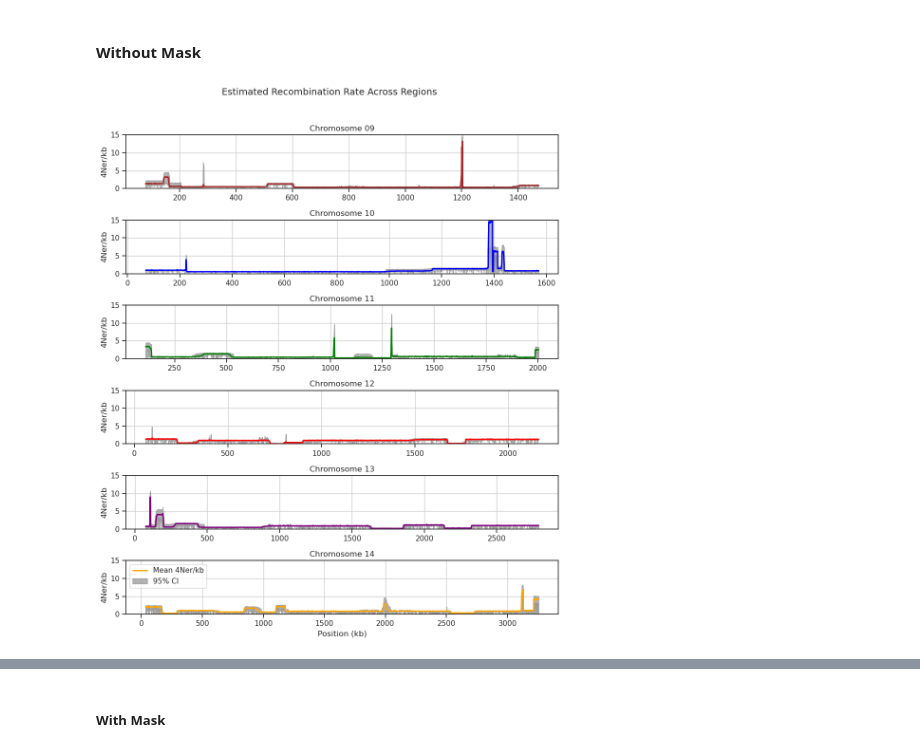
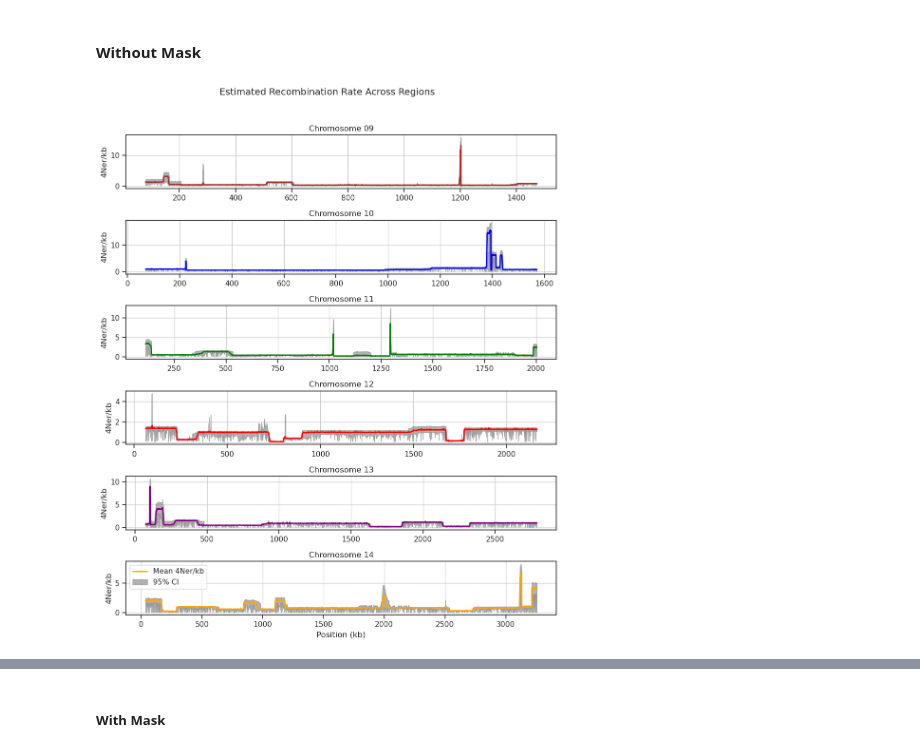
Before and after one commit to Uthara28/Plasmodium_PopGen, a Jupyter notebook: Final_analysis/2_LD_Hat/plot_results.ipynb, the cells around one changed output, grey strips where cells are left out. Cells and saved outputs as stored; diff of their text form; code cells hidden in the pictures.

```diff
--- a/Final_analysis/2_LD_Hat/plot_results.ipynb
+++ b/Final_analysis/2_LD_Hat/plot_results.ipynb
@@ -285,0 +210,41 @@ plt.show()
+# %%
+
+# Step 1: Read the res.txt file
+res1 = pd.read_csv("/home/usriniva/Desktop/masters/Plasmodium_us_scripts/ld_hat_data/LD_hat_results_wmask/Ms_chrom09/res.txt", sep='\s+')
+res2 = pd.read_csv("/home/usriniva/Desktop/masters/Plasmodium_us_scripts/ld_hat_data/LD_hat_results_wmask/Ms_chrom10/res.txt", sep='\s+')
+res3 = pd.read_csv("/home/usriniva/Desktop/masters/Plasmodium_us_scripts/ld_hat_data/LD_hat_results_wmask/Ms_chrom11/res.txt", sep='\s+')
+res4 = pd.read_csv("/home/usriniva/Desktop/masters/Plasmodium_us_scripts/ld_hat_data/LD_hat_results_wmask/Ms_chrom12/res.txt", sep='\s+')
+res5 = pd.read_csv("/home/usriniva/Desktop/masters/Plasmodium_us_scripts/ld_hat_data/LD_hat_results_wmask/Ms_chrom13/res.txt", sep='\s+')
+res6= pd.read_csv("/home/usriniva/Desktop/masters/Plasmodium_us_scripts/ld_hat_data/LD_hat_results_wmask/Ms_chrom14/res.txt", sep='\s+')
+
+res1 = res1[res1['Loci'] > 0]
+res2 = res2[res2['Loci'] > 0]
+res3 = res3[res3['Loci'] > 0]
+res4 = res4[res4['Loci'] > 0]
+res5 = res5[res5['Loci'] > 0]
+res6 = res6[res6['Loci'] > 0]
+
+chrom_names = ["Chromosome 09", "Chromosome 10", "Chromosome 11", "Chromosome 12",
+               "Chromosome 13", "Chromosome 14"]
+dfs = [res1, res2, res3, res4, res5, res6]
+
+colors = ["brown","blue", "green", "red", "purple", "orange"]
+
+fig, axes = plt.subplots(6, 1, figsize=(10, 12))
+
+for ax, df, (name, theta_w), color in zip(axes, dfs, theta_hat_w_Maesot.items(), colors):
+    theta_w_kb = theta_w*1000
+    ax.plot(df['Loci'], df['Mean_rho']/ theta_w_kb, label='Mean 4Ner/kb',
+            color=color, linewidth=2)
+    ax.set_ylabel("4Ner/kb")
+    ax.set_title(name)
+    ax.set_ylim(-10,100)
+    #ax.set_yscale('log')
+    ax.grid(True)
+
+axes[-1].set_xlabel("Position (kb)")
+axes[-1].legend()
+
+fig.suptitle("Estimated Recombination Rate Across Regions", fontsize=14)
+plt.tight_layout(rect=[0, 0, 1, 0.96])
+plt.show()
@@ -302,33 +269,31 @@ res1 = res1[res1['Loci'] > 0]
 res2 = res2[res2['Loci'] > 0]
 res3 = res3[res3['Loci'] > 0]
 res4 = res4[res4['Loci'] > 0]
 res5 = res5[res5['Loci'] > 0]
 res6 = res6[res6['Loci'] > 0]
 
 chrom_names = ["Chromosome 09", "Chromosome 10", "Chromosome 11", "Chromosome 12",
                "Chromosome 13", "Chromosome 14"]
 dfs = [res1, res2, res3, res4, res5, res6]
 
 colors = ["brown","blue", "green", "red", "purple", "orange"]
 
 fig, axes = plt.subplots(6, 1, figsize=(10, 12))
 
 for ax, df, name, color in zip(axes, dfs, chrom_names, colors):
     ax.plot(df['Loci'], df['Mean_rho'], label='Mean 4Ner/kb',
             color=color, linewidth=2)
     ax.fill_between(df['Loci'], df['L95'], df['U95'],
                     color='gray', alpha=0.6, label='95% CI')
     ax.set_ylabel("4Ner/kb")
-    ax.yscale('log')
     ax.set_title(name)
-    ax.set_ylim(0, 15)
     ax.grid(True)
 
 axes[-1].set_xlabel("Position (kb)")
 axes[-1].legend()
 
 fig.suptitle("Estimated Recombination Rate Across Regions", fontsize=14)
 plt.tight_layout(rect=[0, 0, 1, 0.96])
 plt.show()
 # %% [output]
-[figure, old version]
+[figure, new version]
```
Also changed, not shown: parts of 30 cells of this notebook, 6 other files.
